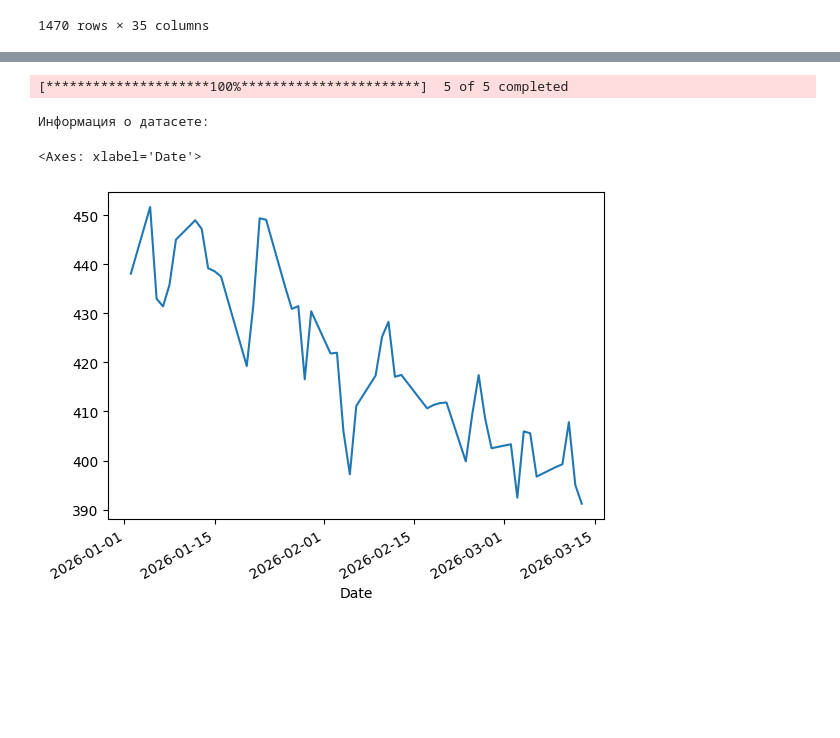
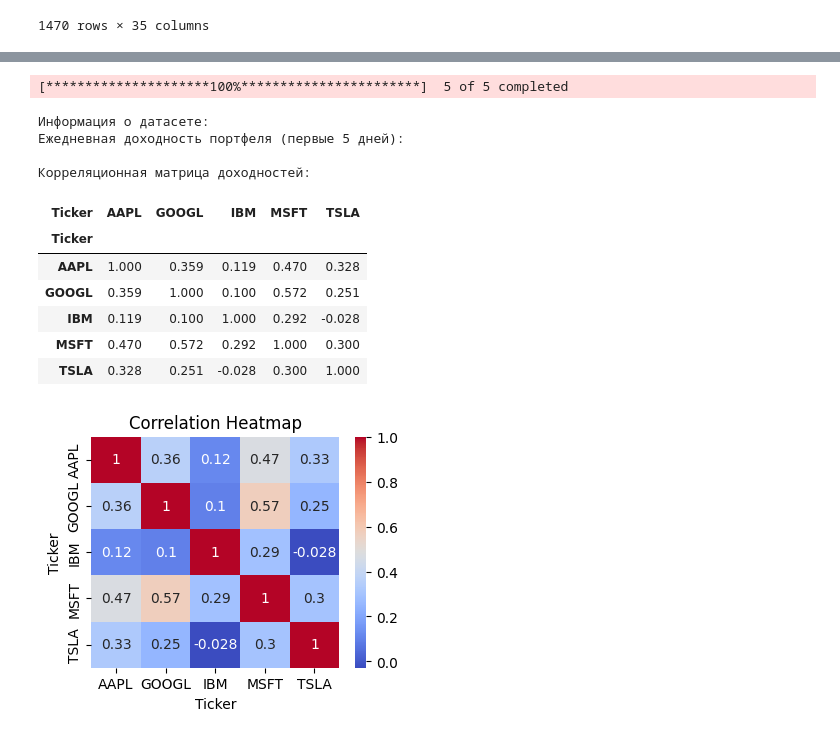
Before and after one commit to MrTesh/ai-bigdata-mirea, a Jupyter notebook: semester_5/practical_1/main.ipynb, the cells around one changed output, grey strips where cells are left out. Saved outputs shown, nothing was run; the diff lists cells and outputs as text; code cells hidden in the pictures; blank space fills up the shorter version.

```diff
--- a/semester_5/practical_1/main.ipynb
+++ b/semester_5/practical_1/main.ipynb
@@ -40,14 +42,9 @@ df2 = pd.read_csv('hr_filtered.csv')
 df2['JobSatisfactionPlusTwo'] = df2['JobSatisfaction'] + 2
 df2.to_csv('hr_filtered.csv', index=False)
 # %%
-import yfinance as yf
-import pandas as pd
-import numpy as np
-import matplotlib.pyplot as plt
-
 TICKERS = ['IBM', 'MSFT', 'GOOGL', 'AAPL', 'TSLA']
-START_DATE = '2026-01-01'
-END_DATE = '2026-03-15'
+START_DATE = '2024-01-01'
+END_DATE = '2024-12-31'
 INTERVAL = '1d'
 WEIGHTS = np.array([1/5] * 5)  # равные доли
 
@@ -60,9 +57,33 @@ prices = yf.download(
 
 print("\nИнформация о датасете:")
 # prices.info()
-prices.TSLA.plot()
+# prices.TSLA.plot()
+
+returns = prices.pct_change().dropna()
+port_ret_series = (returns * WEIGHTS).sum(axis=1)
+print("Ежедневная доходность портфеля (первые 5 дней):")
+port_ret_series.head()
+
+corr_matrix = returns.corr().round(3)
+print('\nКорреляционная матрица доходностей:')
+corr_matrix
 # %% [output]
 [*********************100%***********************]  5 of 5 completed
 Информация о датасете:
+Ежедневная доходность портфеля (первые 5 дней):
+
+Корреляционная матрица доходностей:
-<Axes: xlabel='Date'>
-[figure, removed]
+| Ticker | AAPL | GOOGL | IBM | MSFT | TSLA |
+| Ticker |  |  |  |  |  |
+| AAPL | 1.000 | 0.359 | 0.119 | 0.470 | 0.328 |
+| GOOGL | 0.359 | 1.000 | 0.100 | 0.572 | 0.251 |
+| IBM | 0.119 | 0.100 | 1.000 | 0.292 | -0.028 |
+| MSFT | 0.470 | 0.572 | 0.292 | 1.000 | 0.300 |
+| TSLA | 0.328 | 0.251 | -0.028 | 0.300 | 1.000 |
+# %%
+plt.figure(figsize=(4, 3))
+sns.heatmap(corr_matrix, annot=True, cmap='coolwarm')
+plt.title('Correlation Heatmap')
+plt.show()
+# %% [output]
+[figure, added]
```
Also changed, not shown: parts of 8 cells of this notebook.
